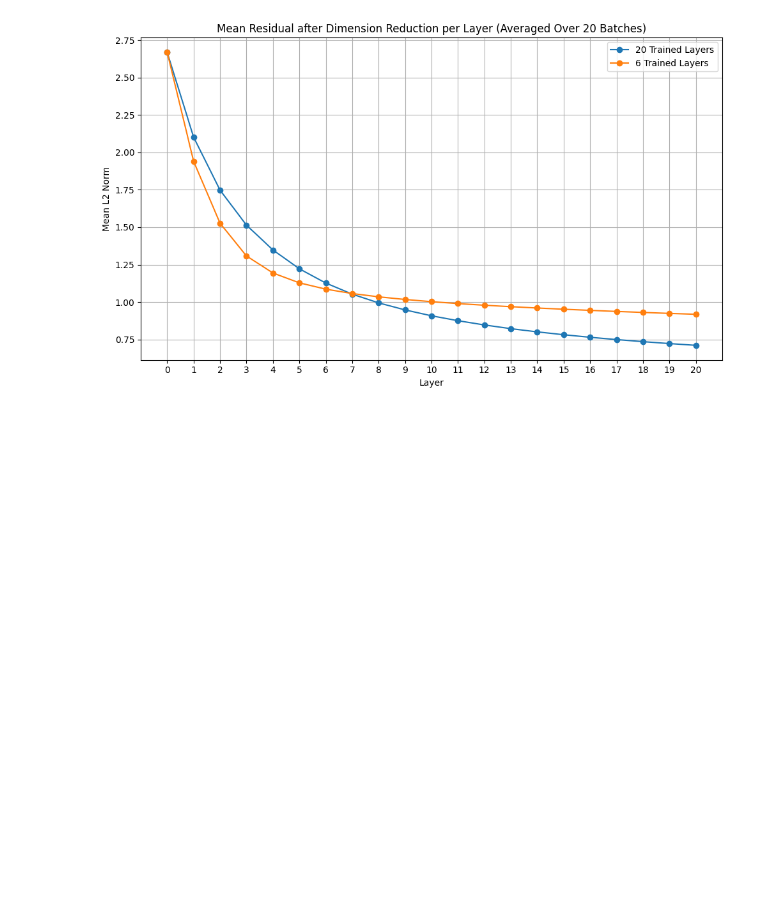
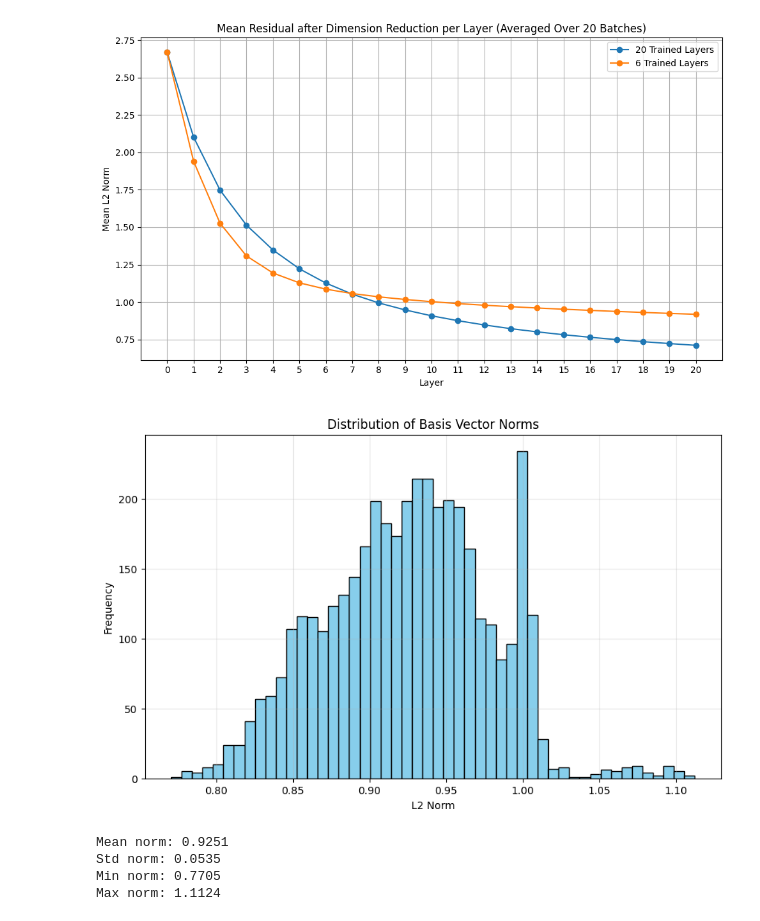
Before and after one commit to zachmccrth/SparseMate, a Jupyter notebook: test.ipynb, the cells around one changed output. Drawn from its saved outputs; the diff is of its cells as text; code cells hidden in the pictures; blank space fills up the shorter version.

```diff
--- a/test.ipynb
+++ b/test.ipynb
@@ -556,3 +552,30 @@ plt.show()
 # %% [output]
 GOGS initialized on None, with dtype=torch.float32
 [figure]
+# %%
+import numpy as np
+from dictionary_learning.dictionary import GOGS
+import matplotlib.pyplot as plt
+model: GOGS = GOGS.from_pretrained("/home/zachary/PycharmProjects/SparseMate/SAE_Models/0424_17:53_GOGS/ae.pt")
+
+basis: np.ndarray = model.basis_set.detach().cpu().numpy()
+norms = np.linalg.norm(basis, axis=1)
+
+plt.figure(figsize=(10, 6))
+plt.hist(norms, bins=50, color='skyblue', edgecolor='black')
+plt.title('Distribution of Basis Vector Norms')
+plt.xlabel('L2 Norm')
+plt.ylabel('Frequency')
+plt.grid(True, alpha=0.3)
+plt.show()
+
+print(f"Mean norm: {norms.mean():.4f}")
+print(f"Std norm: {norms.std():.4f}")
+print(f"Min norm: {norms.min():.4f}")
+print(f"Max norm: {norms.max():.4f}")
+# %% [output]
+[figure, added]
+Mean norm: 0.9251
+Std norm: 0.0535
+Min norm: 0.7705
+Max norm: 1.1124
```
Also changed, not shown: parts of 1 cell of this notebook, 5 other files.
